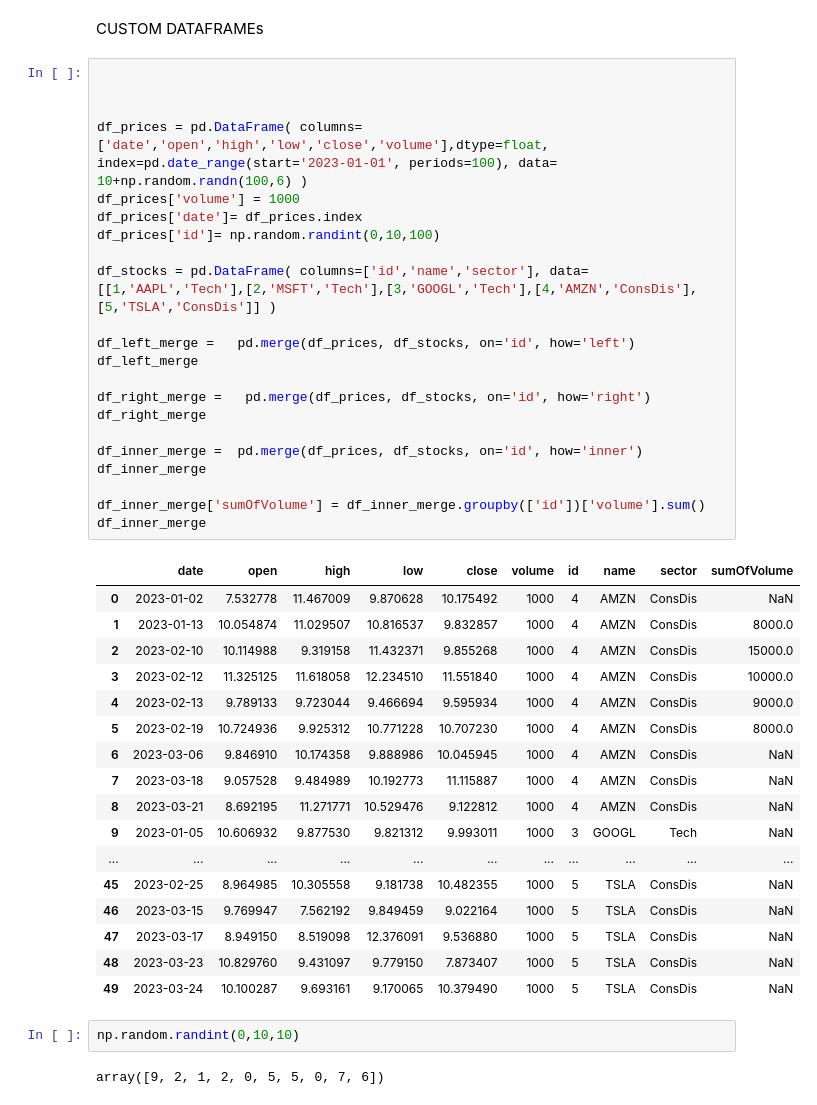
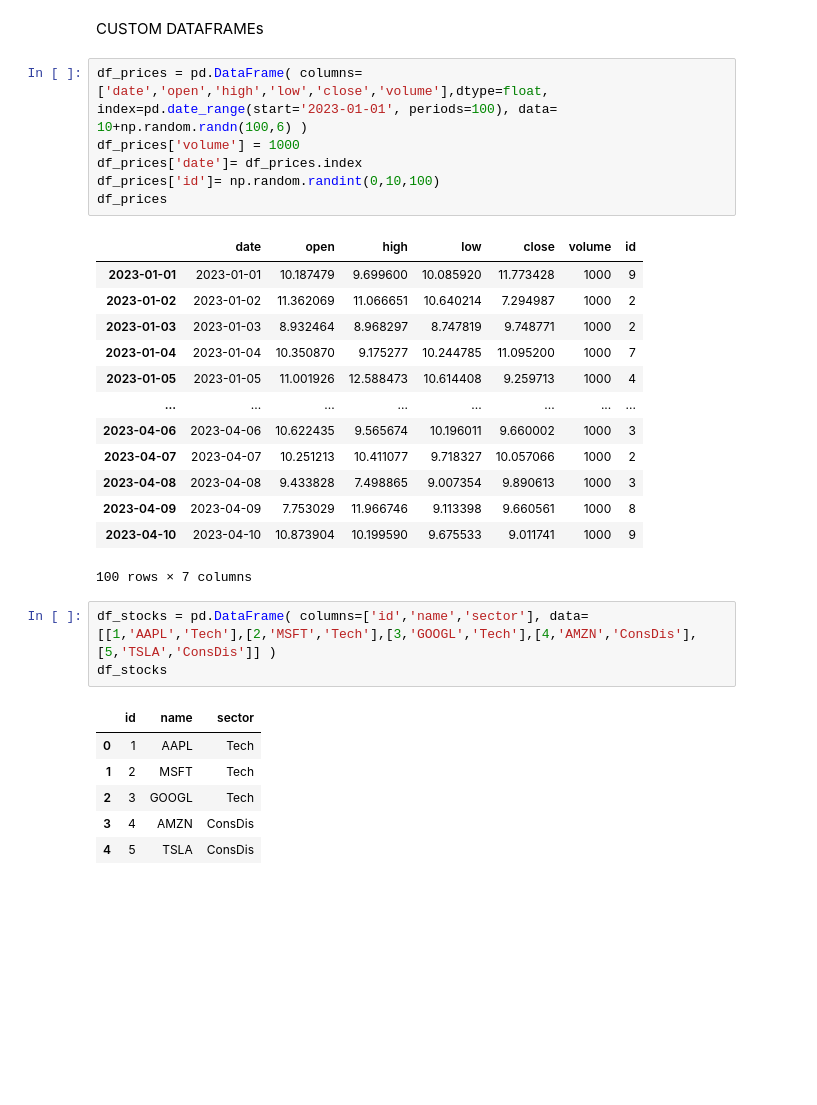
Before and after one commit to raitlhaj/Python, a Jupyter notebook: Notebooks/data_mining_exercises.ipynb, the cells around one changed output. Cells and saved outputs as stored; diff of their text form; blank space fills up the shorter version.

```diff
--- a/Notebooks/data_mining_exercises.ipynb
+++ b/Notebooks/data_mining_exercises.ipynb
@@ -269,46 +200,32 @@ dfA.drop(['A'],axis=1).groupby(['C']).mean()
 # %% [markdown]
 CUSTOM DATAFRAMEs
 # %%
-
-
-
 df_prices = pd.DataFrame( columns=['date','open','high','low','close','volume'],dtype=float, index=pd.date_range(start='2023-01-01', periods=100), data= 10+np.random.randn(100,6) )
 df_prices['volume'] = 1000
 df_prices['date']= df_prices.index
 df_prices['id']= np.random.randint(0,10,100)
-
-df_stocks = pd.DataFrame( columns=['id','name','sector'], data= [[1,'AAPL','Tech'],[2,'MSFT','Tech'],[3,'GOOGL','Tech'],[4,'AMZN','ConsDis'],[5,'TSLA','ConsDis']] )
-
-df_left_merge =   pd.merge(df_prices, df_stocks, on='id', how='left')
-df_left_merge
-
-df_right_merge =   pd.merge(df_prices, df_stocks, on='id', how='right')
-df_right_merge
-
-df_inner_merge =  pd.merge(df_prices, df_stocks, on='id', how='inner')
-df_inner_merge
-
-df_inner_merge['sumOfVolume'] = df_inner_merge.groupby(['id'])['volume'].sum()
-df_inner_merge
+df_prices
 # %% [output]
-|  | date | open | high | low | close | volume | id | name | sector | sumOfVolume |
-| 0 | 2023-01-02 | 7.532778 | 11.467009 | 9.870628 | 10.175492 | 1000 | 4 | AMZN | ConsDis | NaN |
-| 1 | 2023-01-13 | 10.054874 | 11.029507 | 10.816537 | 9.832857 | 1000 | 4 | AMZN | ConsDis | 8000.0 |
-| 2 | 2023-02-10 | 10.114988 | 9.319158 | 11.432371 | 9.855268 | 1000 | 4 | AMZN | ConsDis | 15000.0 |
-| 3 | 2023-02-12 | 11.325125 | 11.618058 | 12.234510 | 11.551840 | 1000 | 4 | AMZN | ConsDis | 10000.0 |
-| 4 | 2023-02-13 | 9.789133 | 9.723044 | 9.466694 | 9.595934 | 1000 | 4 | AMZN | ConsDis | 9000.0 |
-| 5 | 2023-02-19 | 10.724936 | 9.925312 | 10.771228 | 10.707230 | 1000 | 4 | AMZN | ConsDis | 8000.0 |
-| 6 | 2023-03-06 | 9.846910 | 10.174358 | 9.888986 | 10.045945 | 1000 | 4 | AMZN | ConsDis | NaN |
-| 7 | 2023-03-18 | 9.057528 | 9.484989 | 10.192773 | 11.115887 | 1000 | 4 | AMZN | ConsDis | NaN |
-| 8 | 2023-03-21 | 8.692195 | 11.271771 | 10.529476 | 9.122812 | 1000 | 4 | AMZN | ConsDis | NaN |
-| 9 | 2023-01-05 | 10.606932 | 9.877530 | 9.821312 | 9.993011 | 1000 | 3 | GOOGL | Tech | NaN |
-| ... | ... | ... | ... | ... | ... | ... | ... | ... | ... | ... |
-| 45 | 2023-02-25 | 8.964985 | 10.305558 | 9.181738 | 10.482355 | 1000 | 5 | TSLA | ConsDis | NaN |
-| 46 | 2023-03-15 | 9.769947 | 7.562192 | 9.849459 | 9.022164 | 1000 | 5 | TSLA | ConsDis | NaN |
-| 47 | 2023-03-17 | 8.949150 | 8.519098 | 12.376091 | 9.536880 | 1000 | 5 | TSLA | ConsDis | NaN |
-| 48 | 2023-03-23 | 10.829760 | 9.431097 | 9.779150 | 7.873407 | 1000 | 5 | TSLA | ConsDis | NaN |
-| 49 | 2023-03-24 | 10.100287 | 9.693161 | 9.170065 | 10.379490 | 1000 | 5 | TSLA | ConsDis | NaN |
+|  | date | open | high | low | close | volume | id |
+| 2023-01-01 | 2023-01-01 | 10.187479 | 9.699600 | 10.085920 | 11.773428 | 1000 | 9 |
+| 2023-01-02 | 2023-01-02 | 11.362069 | 11.066651 | 10.640214 | 7.294987 | 1000 | 2 |
+| 2023-01-03 | 2023-01-03 | 8.932464 | 8.968297 | 8.747819 | 9.748771 | 1000 | 2 |
+| 2023-01-04 | 2023-01-04 | 10.350870 | 9.175277 | 10.244785 | 11.095200 | 1000 | 7 |
+| 2023-01-05 | 2023-01-05 | 11.001926 | 12.588473 | 10.614408 | 9.259713 | 1000 | 4 |
+| ... | ... | ... | ... | ... | ... | ... | ... |
+| 2023-04-06 | 2023-04-06 | 10.622435 | 9.565674 | 10.196011 | 9.660002 | 1000 | 3 |
+| 2023-04-07 | 2023-04-07 | 10.251213 | 10.411077 | 9.718327 | 10.057066 | 1000 | 2 |
+| 2023-04-08 | 2023-04-08 | 9.433828 | 7.498865 | 9.007354 | 9.890613 | 1000 | 3 |
+| 2023-04-09 | 2023-04-09 | 7.753029 | 11.966746 | 9.113398 | 9.660561 | 1000 | 8 |
+| 2023-04-10 | 2023-04-10 | 10.873904 | 10.199590 | 9.675533 | 9.011741 | 1000 | 9 |
+100 rows × 7 columns
-# %%
-np.random.randint(0,10,10)
-# %% [output]
-array([9, 2, 1, 2, 0, 5, 5, 0, 7, 6])
+# %%
+df_stocks = pd.DataFrame( columns=['id','name','sector'], data= [[1,'AAPL','Tech'],[2,'MSFT','Tech'],[3,'GOOGL','Tech'],[4,'AMZN','ConsDis'],[5,'TSLA','ConsDis']] )
+df_stocks
+# %% [output]
+|  | id | name | sector |
+| 0 | 1 | AAPL | Tech |
+| 1 | 2 | MSFT | Tech |
+| 2 | 3 | GOOGL | Tech |
+| 3 | 4 | AMZN | ConsDis |
+| 4 | 5 | TSLA | ConsDis |
```
Also changed, not shown: parts of 38 cells of this notebook.
